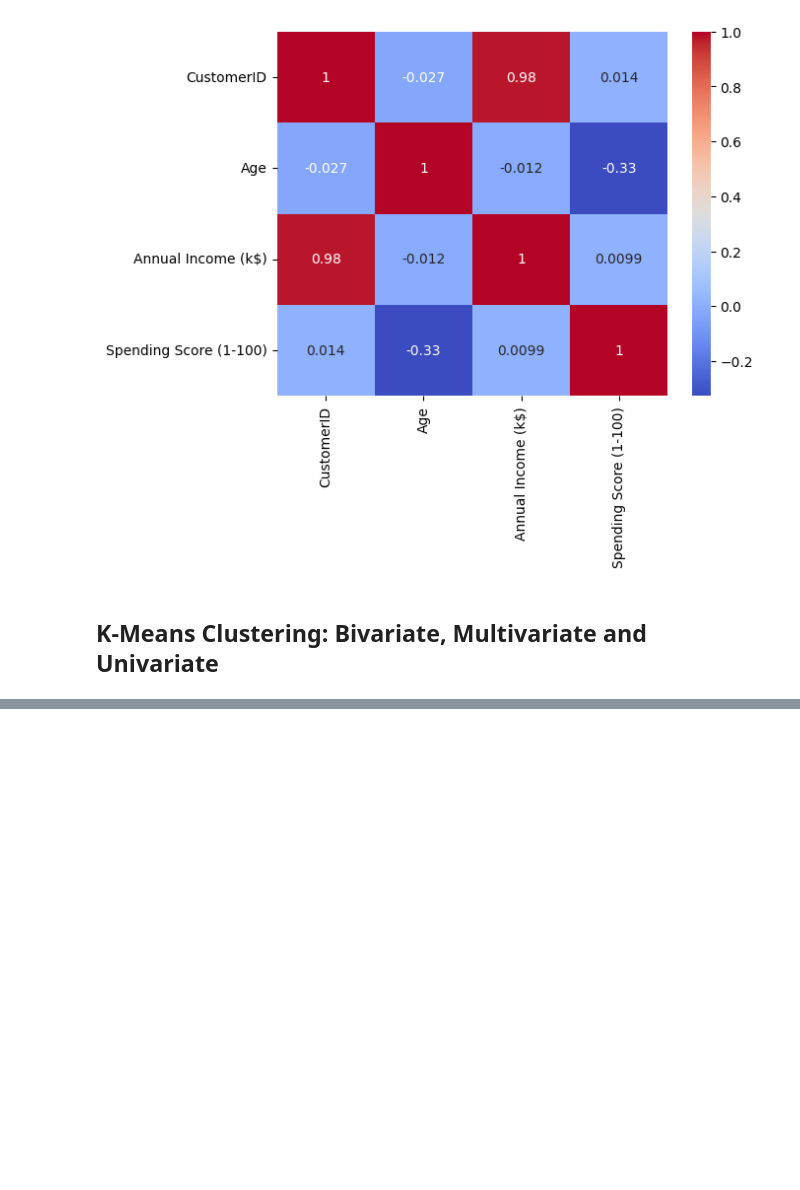
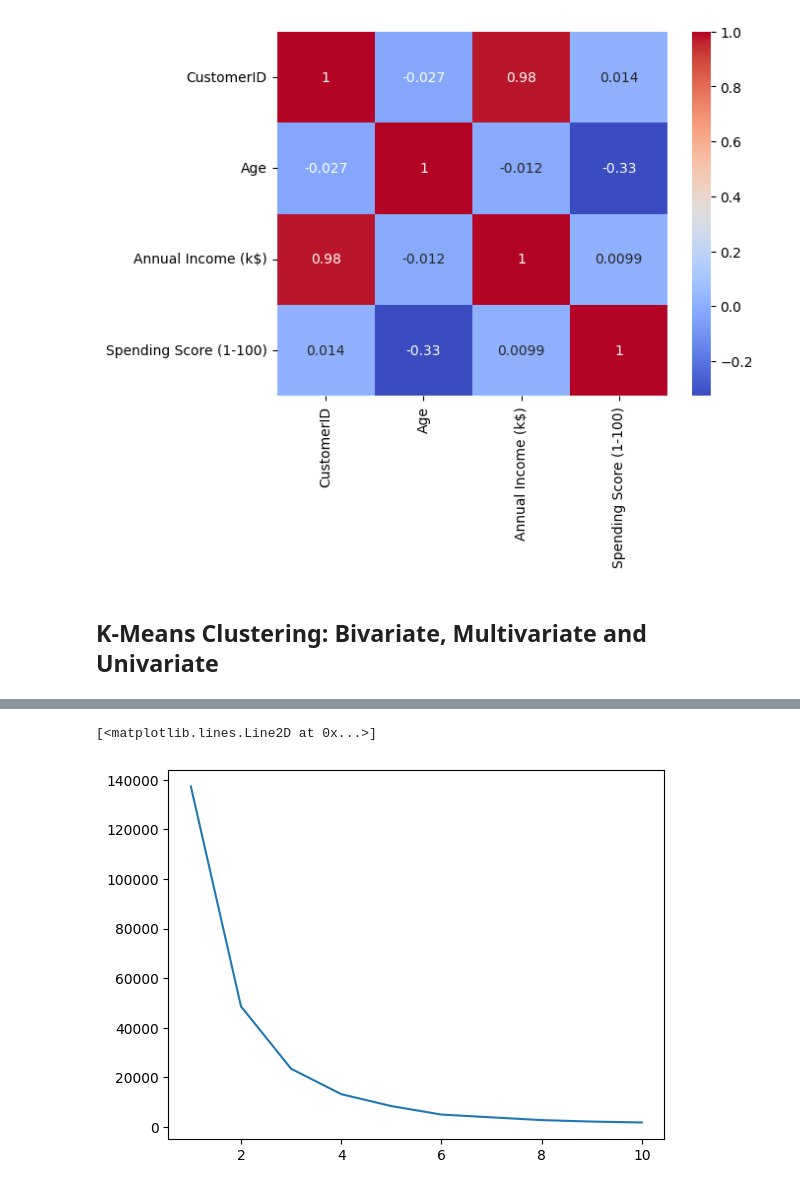
Before and after one commit to Edna722/Machine-Learning, a Jupyter notebook: Machine Learning Project.ipynb, the cells around one changed output, grey strips where cells are left out. Cells and saved outputs as stored; diff of their text form; code cells hidden in the pictures; blank space fills up the shorter version.

```diff
--- a/Machine Learning Project.ipynb
+++ b/Machine Learning Project.ipynb
@@ -193,0 +206,5 @@ for i in range(1,11):
+# %%
+plt.plot(range(1,11), inertia_scores)
+# %% [output]
+[<matplotlib.lines.Line2D at 0x...>]
+[figure, added]
```
Also changed, not shown: parts of 9 cells of this notebook.
